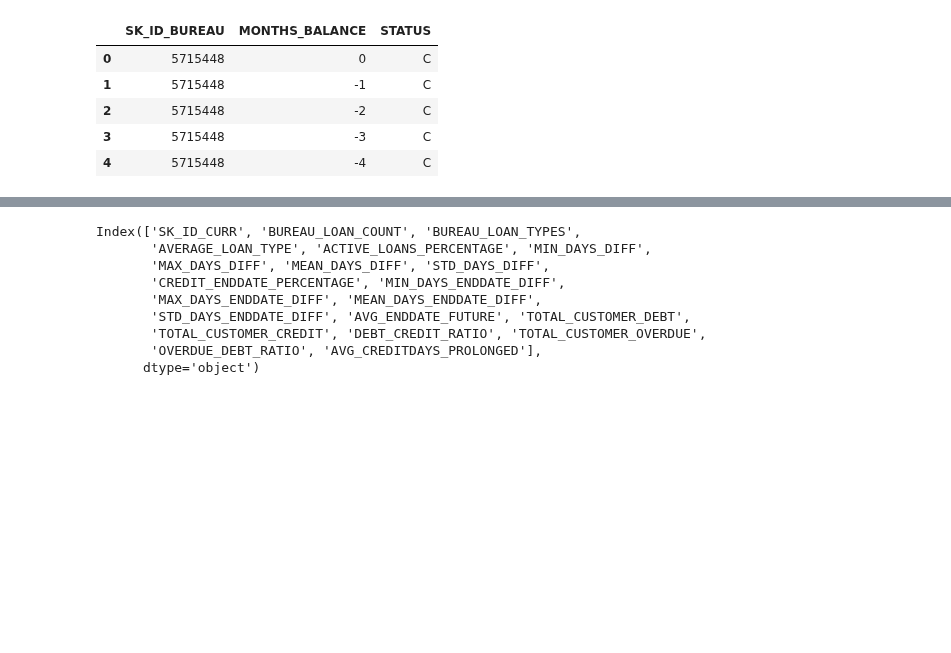
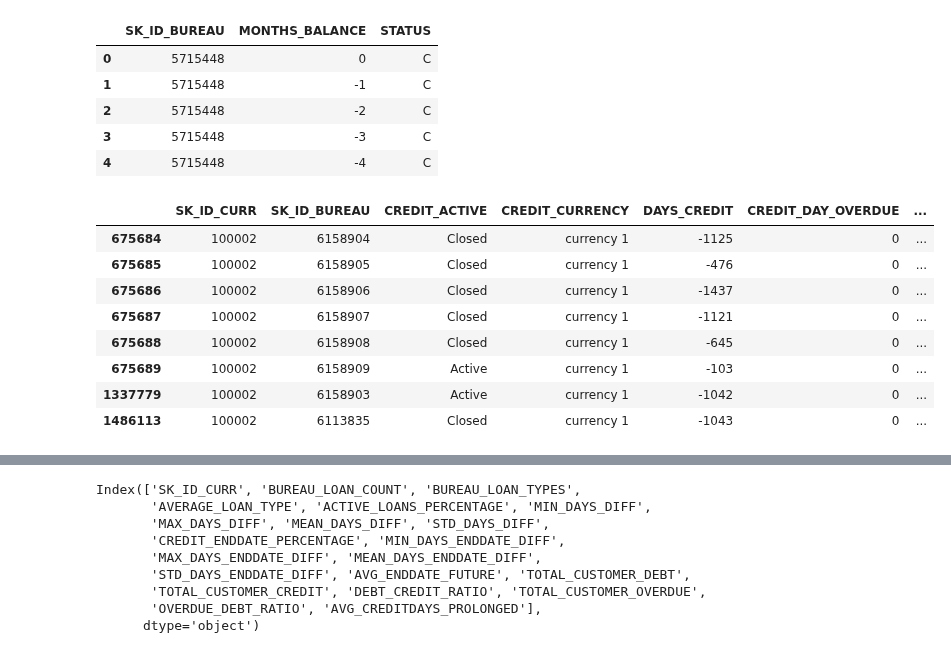
Before and after one commit to thiagobrito/home-credit-default-risk, a Jupyter notebook: bureau-balance.ipynb, the cells around one changed output, grey strips where cells are left out. Drawn from its saved outputs; the diff is of its cells as text; code cells hidden in the pictures; blank space fills up the shorter version.

```diff
--- a/bureau-balance.ipynb
+++ b/bureau-balance.ipynb
@@ -50,3 +74,15 @@ bureau_balance_df.head(5)
 | 2 | 5715448 | -2 | C |
 | 3 | 5715448 | -3 | C |
 | 4 | 5715448 | -4 | C |
+# %%
+bureau_full_df[bureau_full_df.SK_ID_CURR == 100002]
+# %% [output]
+|  | SK_ID_CURR | SK_ID_BUREAU | CREDIT_ACTIVE | CREDIT_CURRENCY | DAYS_CREDIT | CREDIT_DAY_OVERDUE | ... |
+| 675684 | 100002 | 6158904 | Closed | currency 1 | -1125 | 0 | ... |
+| 675685 | 100002 | 6158905 | Closed | currency 1 | -476 | 0 | ... |
+| 675686 | 100002 | 6158906 | Closed | currency 1 | -1437 | 0 | ... |
+| 675687 | 100002 | 6158907 | Closed | currency 1 | -1121 | 0 | ... |
+| 675688 | 100002 | 6158908 | Closed | currency 1 | -645 | 0 | ... |
+| 675689 | 100002 | 6158909 | Active | currency 1 | -103 | 0 | ... |
+| 1337779 | 100002 | 6158903 | Active | currency 1 | -1042 | 0 | ... |
+| 1486113 | 100002 | 6113835 | Closed | currency 1 | -1043 | 0 | ... |
```
Also changed, not shown: parts of 21 cells of this notebook, 14 other files.
